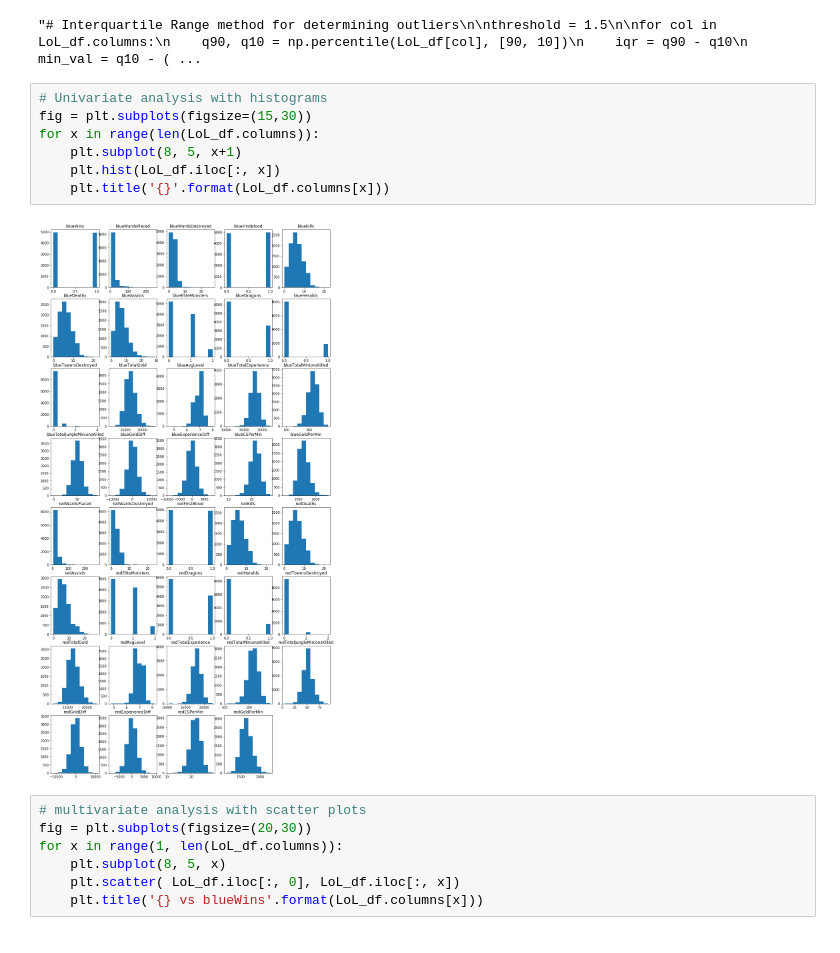
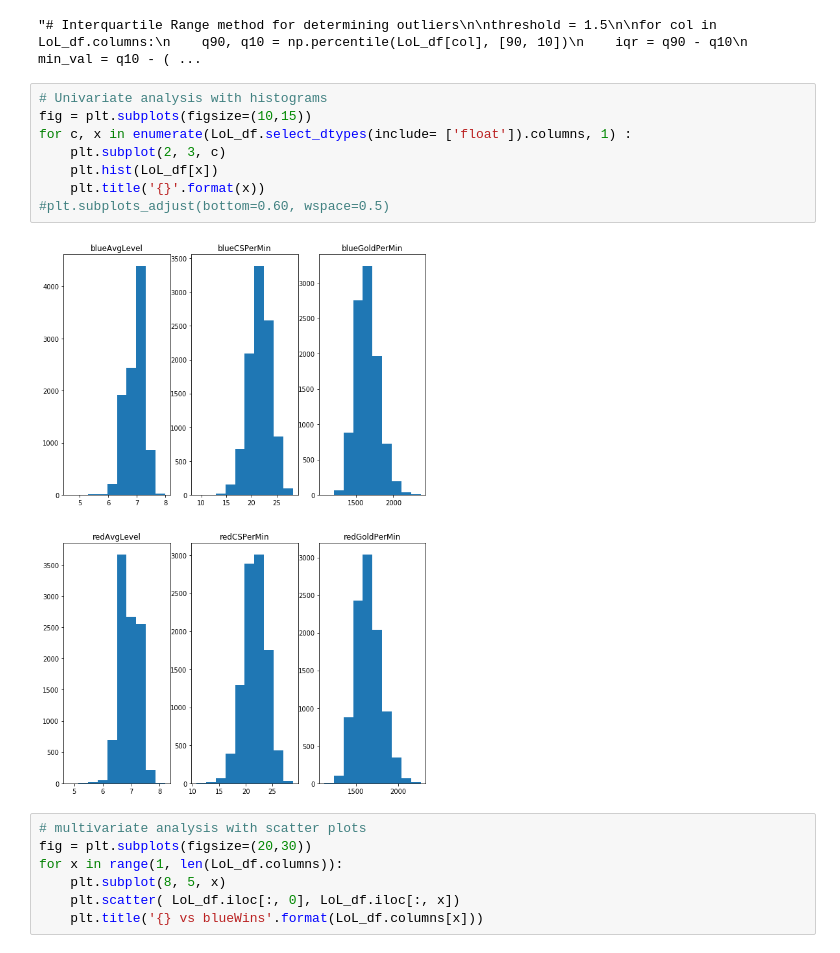
Before and after one commit to RPerron91/capstone2, a Jupyter notebook: capstone2.ipynb, the cells around one changed output. Cells and saved outputs as stored; diff of their text form.

```diff
--- a/capstone2.ipynb
+++ b/capstone2.ipynb
@@ -122,13 +122,14 @@ for col in LoL_df.columns:
 "# Interquartile Range method for determining outliers\n\nthreshold = 1.5\n\nfor col in LoL_df.columns:\n    q90, q10 = np.percentile(LoL_df[col], [90, 10])\n    iqr = q90 - q10\n    min_val = q10 - ( ...
 # %%
 # Univariate analysis with histograms
-fig = plt.subplots(figsize=(15,30))
-for x in range(len(LoL_df.columns)):
-    plt.subplot(8, 5, x+1)
-    plt.hist(LoL_df.iloc[:, x])
-    plt.title('{}'.format(LoL_df.columns[x]))
+fig = plt.subplots(figsize=(10,15))
+for c, x in enumerate(LoL_df.select_dtypes(include= ['float']).columns, 1) :
+    plt.subplot(2, 3, c)
+    plt.hist(LoL_df[x])
+    plt.title('{}'.format(x))
+#plt.subplots_adjust(bottom=0.60, wspace=0.5)
 # %% [output]
-[figure, old version]
+[figure, new version]
 # %%
 # multivariate analysis with scatter plots
 fig = plt.subplots(figsize=(20,30))
```
Also changed, not shown: parts of 9 cells of this notebook.
